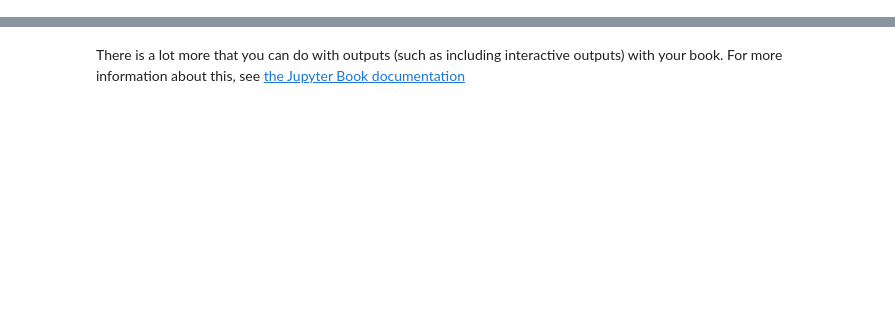
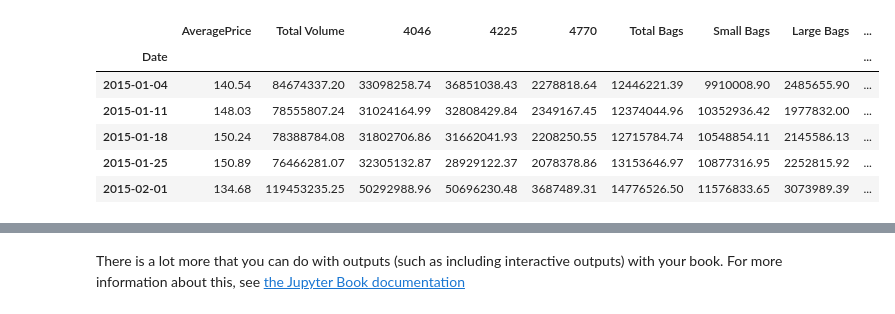
Before and after one commit to Jefryllerena/jbook_mll202330, a Jupyter notebook: _sources/notebooks.ipynb, the cells around one changed output, grey strips where cells are left out. Saved outputs shown, nothing was run; the diff lists cells and outputs as text; code cells hidden in the pictures; blank space fills up the shorter version.

```diff
--- a/_sources/notebooks.ipynb
+++ b/_sources/notebooks.ipynb
@@ -44,0 +47,34 @@ plt.ion()
+# %%
+import pandas as pd
+import numpy as np
+import matplotlib.pyplot as plt
+%matplotlib inline
+import seaborn as sns
+from datetime import datetime
+
+from itertools import combinations
+from sklearn.metrics import mean_absolute_error
+from sklearn.metrics import mean_squared_error
+from statsmodels.tsa.stattools import adfuller
+from statsmodels.tsa.stattools import acf, pacf
+from statsmodels.tsa.arima_model import ARIMA as ARIMA
+import statsmodels.api as sm
+import statsmodels.tsa.api as smt
+pd.options.display.float_format = '{:.2f}'.format
+
+data = pd.read_csv("C:/Users/Maestriadatos/Documents/jbook_mll202330/docs/avocado.csv")
+data = data.drop('Unnamed: 0',axis = 1)
+data.head()
+df1 = data.copy(deep = True)
+df1['Date'] = pd.to_datetime(df1['Date'])
+df1.set_index('Date',inplace = True)
+df1 = df1.resample('W').sum()
+df1.head()
+# %% [output]
+|  | AveragePrice | Total Volume | 4046 | 4225 | 4770 | Total Bags | Small Bags | Large Bags | ... |
+| Date |  |  |  |  |  |  |  |  | ... |
+| 2015-01-04 | 140.54 | 84674337.20 | 33098258.74 | 36851038.43 | 2278818.64 | 12446221.39 | 9910008.90 | 2485655.90 | ... |
+| 2015-01-11 | 148.03 | 78555807.24 | 31024164.99 | 32808429.84 | 2349167.45 | 12374044.96 | 10352936.42 | 1977832.00 | ... |
+| 2015-01-18 | 150.24 | 78388784.08 | 31802706.86 | 31662041.93 | 2208250.55 | 12715784.74 | 10548854.11 | 2145586.13 | ... |
+| 2015-01-25 | 150.89 | 76466281.07 | 32305132.87 | 28929122.37 | 2078378.86 | 13153646.97 | 10877316.95 | 2252815.92 | ... |
+| 2015-02-01 | 134.68 | 119453235.25 | 50292988.96 | 50696230.48 | 3687489.31 | 14776526.50 | 11576833.65 | 3073989.39 | ... |
```
Also changed, not shown: parts of 12 cells of this notebook, 9 other files.
